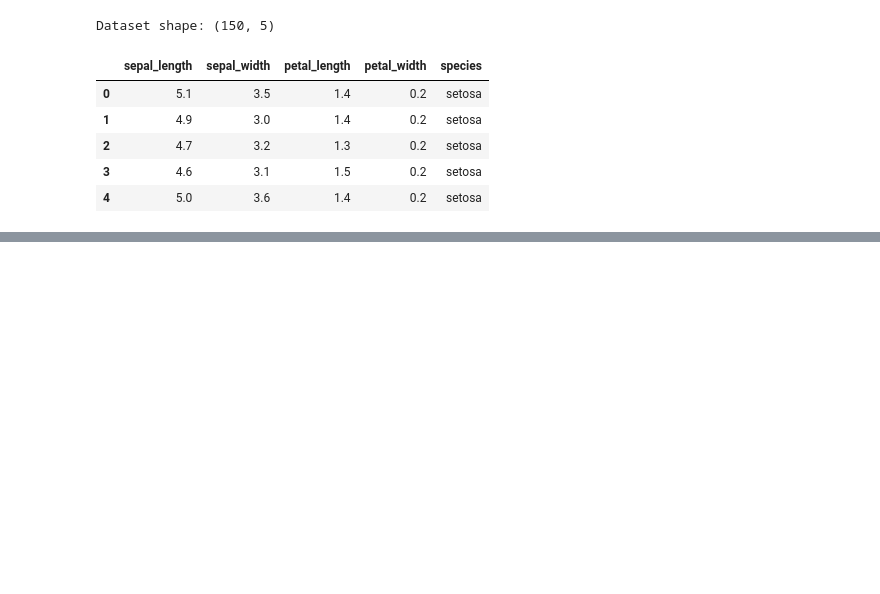
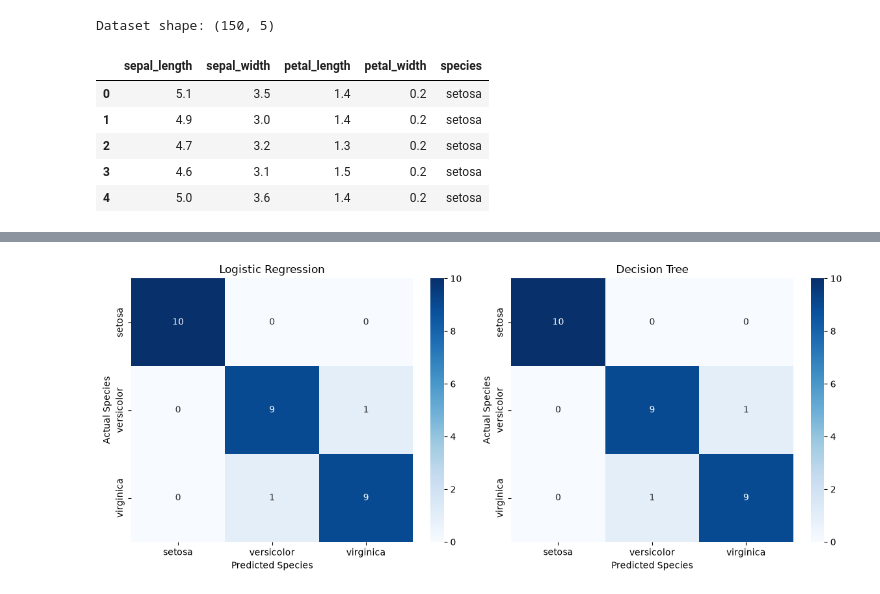
Before and after one commit to cloudi-6/Machine-Learning-Data-Science-Internship, a Jupyter notebook: iris_pipeline.ipynb, the cells around one changed output, grey strips where cells are left out. Drawn from its saved outputs; the diff is of its cells as text; code cells hidden in the pictures; blank space fills up the shorter version.

```diff
--- a/iris_pipeline.ipynb
+++ b/iris_pipeline.ipynb
@@ -172,0 +226,6 @@ Dataset shape: (150, 5)
+# %%
+X = df.drop(columns='species')
+y = df['species']
+
+print("Features shape:", X.shape)
+print("Target shape:", y.shape)
@@ -172,0 +312,15 @@ Dataset shape: (150, 5)
+# %%
+# Logistic Regression predictions
+y_pred_log = log_model.predict(X_test_scaled)
+
+# Decision Tree predictions
+y_pred_tree = tree_model.predict(X_test)
+
+# Compare actual and predicted labels
+results = pd.DataFrame({
+    'Actual': y_test.values,
+    'Logistic Regression': y_pred_log,
+    'Decision Tree': y_pred_tree
+})
+
+results.head(10)
@@ -172,0 +375,26 @@ Dataset shape: (150, 5)
+# %%
+from sklearn.metrics import confusion_matrix
+
+fig, axes = plt.subplots(1, 2, figsize=(12, 5))
+
+for ax, (name, predictions) in zip(axes, models.items()):
+    cm = confusion_matrix(y_test, predictions, labels=log_model.classes_)
+
+    sns.heatmap(
+        cm,
+        annot=True,
+        fmt='d',
+        cmap='Blues',
+        xticklabels=log_model.classes_,
+        yticklabels=log_model.classes_,
+        ax=ax
+    )
+
+    ax.set_title(name)
+    ax.set_xlabel('Predicted Species')
+    ax.set_ylabel('Actual Species')
+
+plt.tight_layout()
+plt.show()
+# %% [output]
+[figure, added]
```
Also changed, not shown: parts of 12 cells of this notebook.
